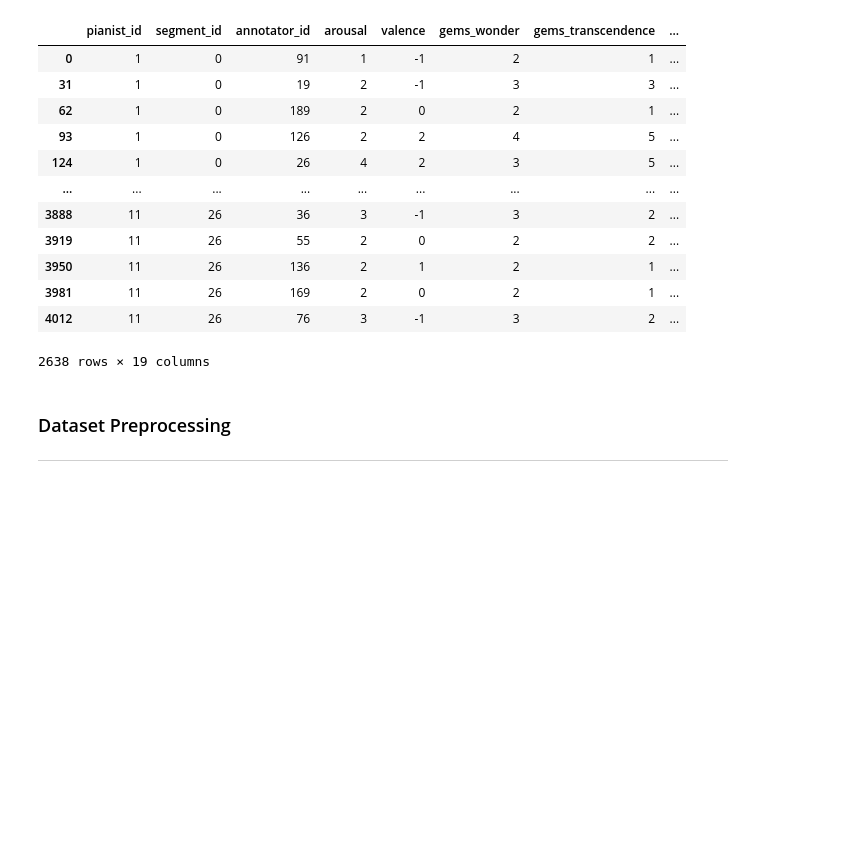
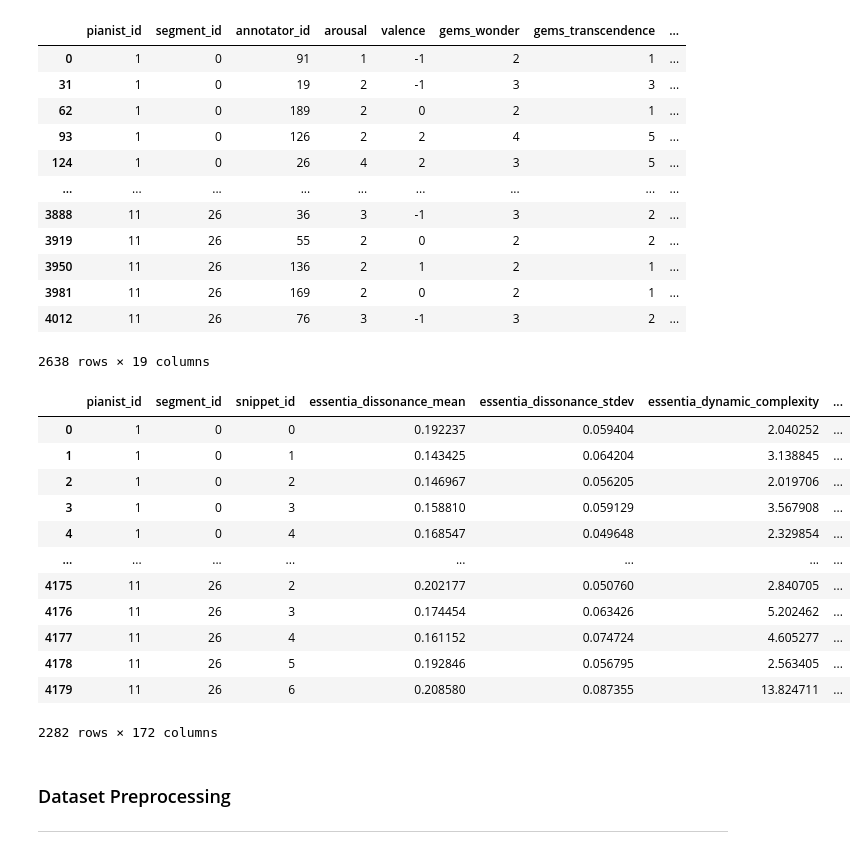
Before and after one commit to The-Deadly-Hyenas/Data-Exploration, a Jupyter notebook: data_exploration_benjamin.ipynb, the cells around one changed output. Drawn from its saved outputs; the diff is of its cells as text; code cells hidden in the pictures; blank space fills up the shorter version.

```diff
--- a/data_exploration_benjamin.ipynb
+++ b/data_exploration_benjamin.ipynb
@@ -31,6 +31,20 @@ annot_df
 2638 rows × 19 columns
 # %%
 # calculated features
-# pandas_features = pd.read_pickle(os.path.join('dataset', 'task_2_features_1d8b658c21ddc127_e330cbf_pandas.pkl'))
-# pandas_feature_df = pd.DataFrame.from_dict(pandas_features)
-# pandas_feature_df
+pandas_features = pd.read_pickle(os.path.join('dataset', 'task_2_features_1d8b658c21ddc127_e330cbf_pandas.pkl'))
+pandas_feature_df = pd.DataFrame.from_dict(pandas_features)
+pandas_feature_df
+# %% [output]
+|  | pianist_id | segment_id | snippet_id | essentia_dissonance_mean | essentia_dissonance_stdev | essentia_dynamic_complexity | ... |
+| 0 | 1 | 0 | 0 | 0.192237 | 0.059404 | 2.040252 | ... |
+| 1 | 1 | 0 | 1 | 0.143425 | 0.064204 | 3.138845 | ... |
+| 2 | 1 | 0 | 2 | 0.146967 | 0.056205 | 2.019706 | ... |
+| 3 | 1 | 0 | 3 | 0.158810 | 0.059129 | 3.567908 | ... |
+| 4 | 1 | 0 | 4 | 0.168547 | 0.049648 | 2.329854 | ... |
+| ... | ... | ... | ... | ... | ... | ... | ... |
+| 4175 | 11 | 26 | 2 | 0.202177 | 0.050760 | 2.840705 | ... |
+| 4176 | 11 | 26 | 3 | 0.174454 | 0.063426 | 5.202462 | ... |
+| 4177 | 11 | 26 | 4 | 0.161152 | 0.074724 | 4.605277 | ... |
+| 4178 | 11 | 26 | 5 | 0.192846 | 0.056795 | 2.563405 | ... |
+| 4179 | 11 | 26 | 6 | 0.208580 | 0.087355 | 13.824711 | ... |
+2282 rows × 172 columns
```
Also changed, not shown: parts of 9 cells of this notebook.
